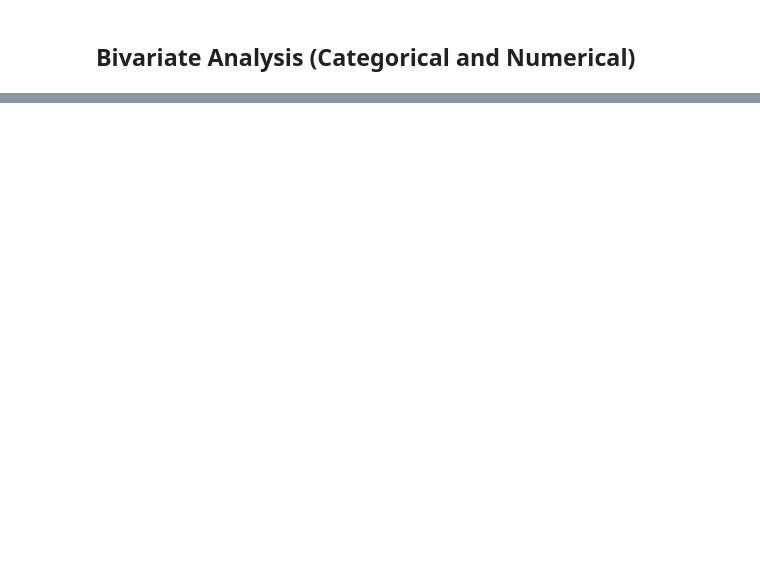
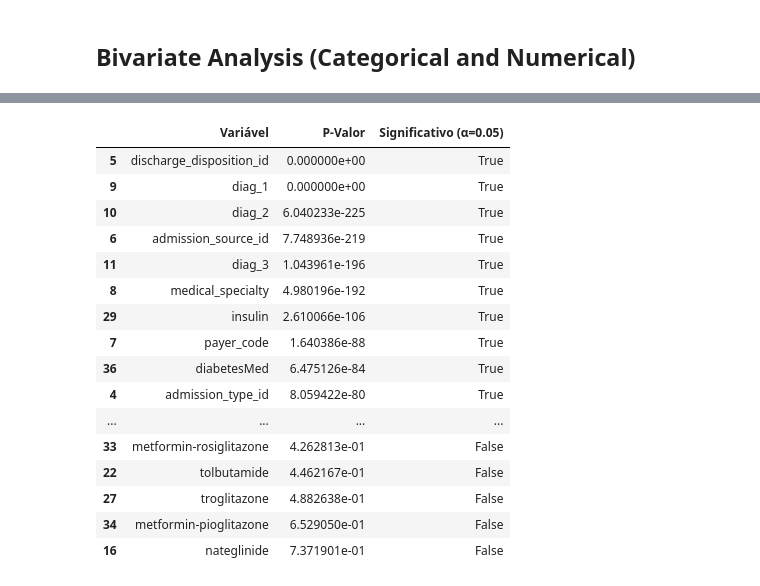
Before and after one commit to guimaguima/tp01, a Jupyter notebook: notebooks/EDA.ipynb, the cells around one changed output, grey strips where cells are left out. Drawn from its saved outputs; the diff is of its cells as text; code cells hidden in the pictures; blank space fills up the shorter version.

```diff
--- a/notebooks/EDA.ipynb
+++ b/notebooks/EDA.ipynb
@@ -294,0 +409,33 @@ for col1 in numerical_df.columns:
+# %%
+resultados_cat = []
+
+for col in categorical_df.columns:
+    if col != 'readmitted':
+        tabela = pd.crosstab(categorical_df[col], categorical_df['readmitted'])
+        chi2, p_val, dof, expected = chi2_contingency(tabela)
+
+        resultados_cat.append({
+            'Variável': col,
+            'P-Valor': p_val,
+            'Significativo (α=0.05)': p_val < 0.05
+        })
+
+display(pd.DataFrame(resultados_cat).sort_values(by='P-Valor'))
+# %% [output]
+|  | Variável | P-Valor | Significativo (α=0.05) |
+| 5 | discharge_disposition_id | 0.000000e+00 | True |
+| 9 | diag_1 | 0.000000e+00 | True |
+| 10 | diag_2 | 6.040233e-225 | True |
+| 6 | admission_source_id | 7.748936e-219 | True |
+| 11 | diag_3 | 1.043961e-196 | True |
+| 8 | medical_specialty | 4.980196e-192 | True |
+| 29 | insulin | 2.610066e-106 | True |
+| 7 | payer_code | 1.640386e-88 | True |
+| 36 | diabetesMed | 6.475126e-84 | True |
+| 4 | admission_type_id | 8.059422e-80 | True |
+| ... | ... | ... | ... |
+| 33 | metformin-rosiglitazone | 4.262813e-01 | False |
+| 22 | tolbutamide | 4.462167e-01 | False |
+| 27 | troglitazone | 4.882638e-01 | False |
+| 34 | metformin-pioglitazone | 6.529050e-01 | False |
+| 16 | nateglinide | 7.371901e-01 | False |
```
Also changed, not shown: parts of 26 cells of this notebook, 5 other files.
